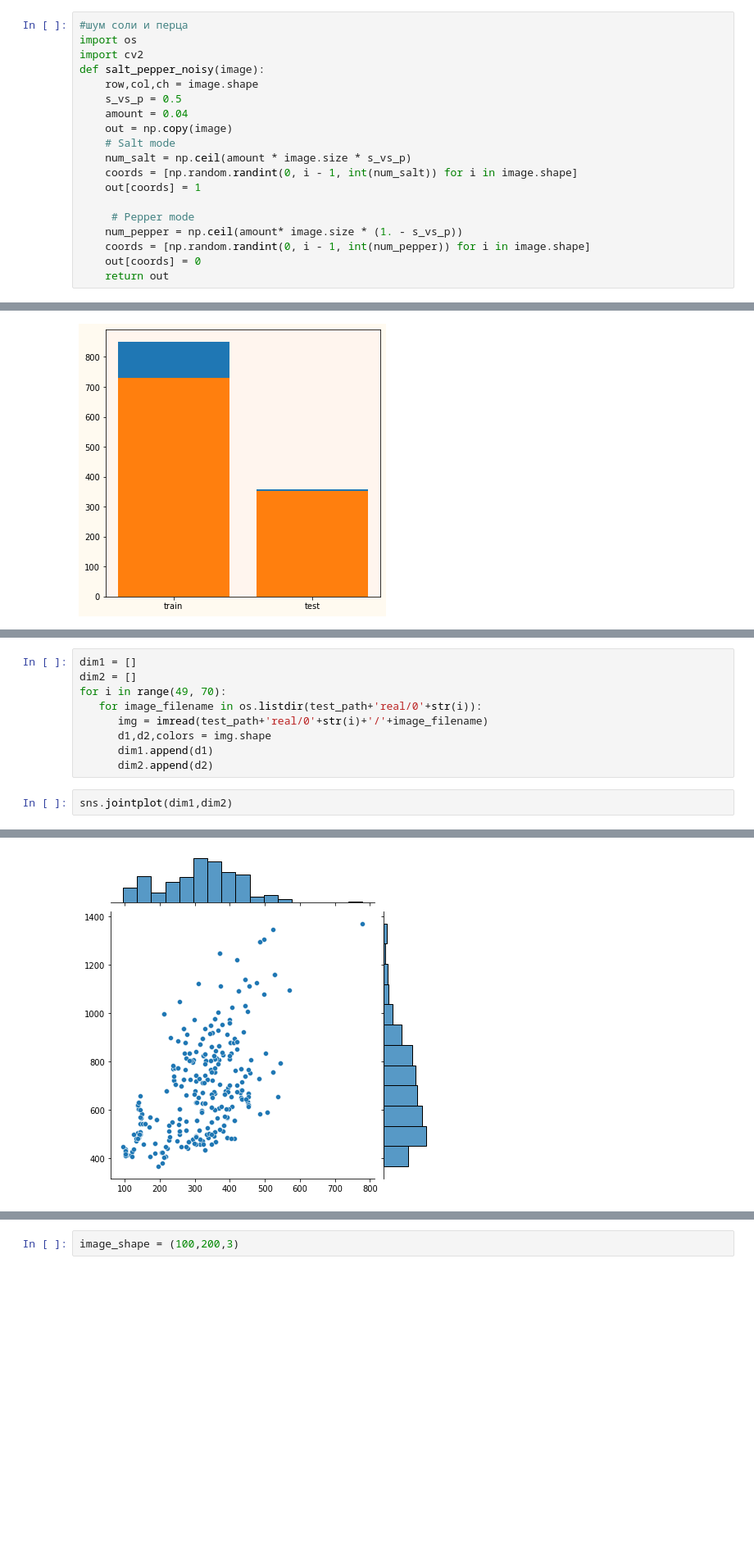
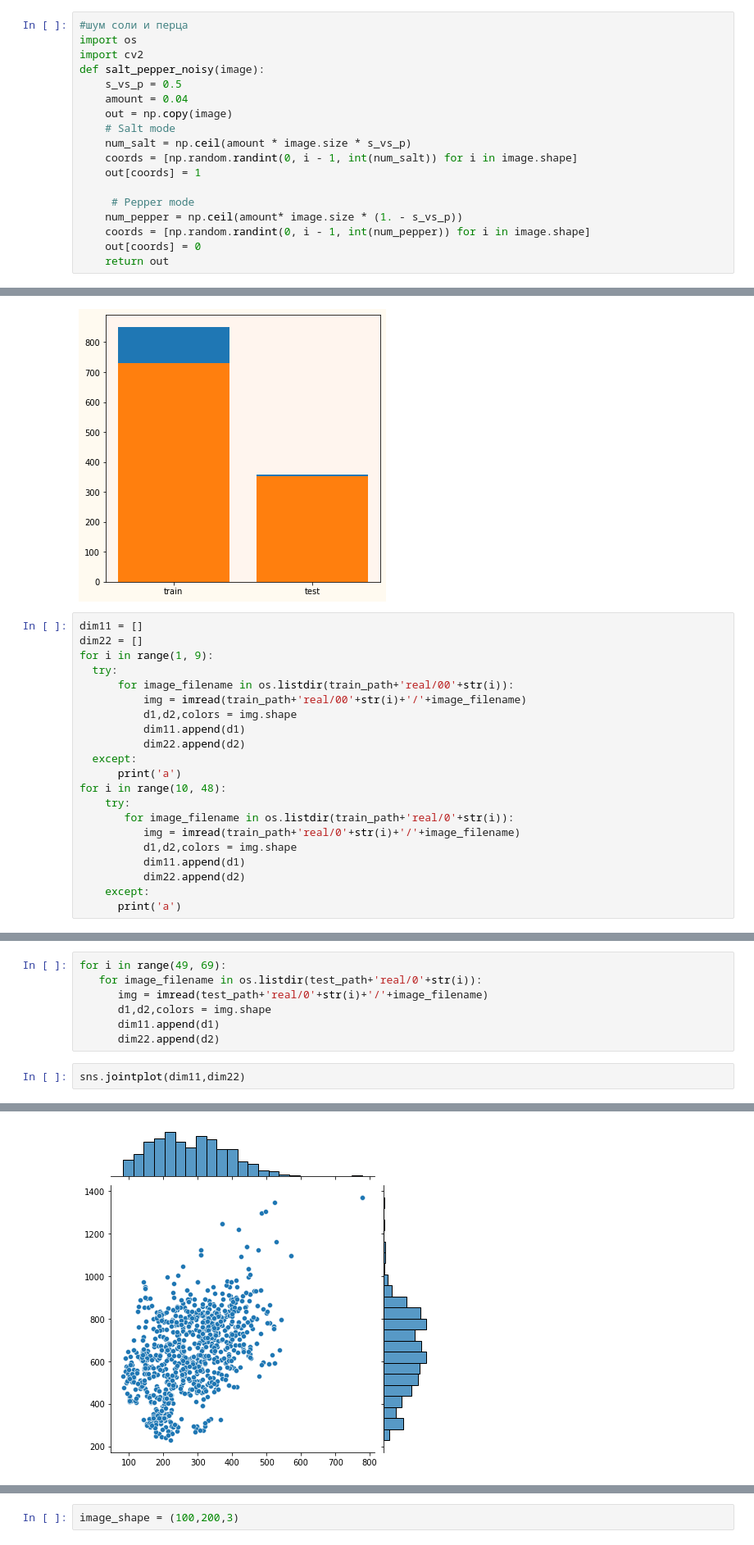
Before and after one commit to kadobkina/Neural_network_signature_verification, a Jupyter notebook: диплом_итог.ipynb, the cells around one changed output, grey strips where cells are left out. Shown at 82% size. Saved outputs shown, nothing was run; the diff lists cells and outputs as text; blank space fills up the shorter version.

```diff
--- a/диплом_итог.ipynb
+++ b/диплом_итог.ipynb
@@ -99,7 +101,6 @@ os.makedirs(new_folder)
 import os
 import cv2
 def salt_pepper_noisy(image):
-    row,col,ch = image.shape
     s_vs_p = 0.5
     amount = 0.04
     out = np.copy(image)
@@ -209,3 +210,24 @@ fig.set_facecolor('floralwhite')
 plt.show()
 # %% [output]
 [figure]
+# %%
+dim11 = []
+dim22 = []
+for i in range(1, 9):
+  try:
+      for image_filename in os.listdir(train_path+'real/00'+str(i)):
+          img = imread(train_path+'real/00'+str(i)+'/'+image_filename)
+          d1,d2,colors = img.shape
+          dim11.append(d1)
+          dim22.append(d2)
+  except:
+      print('a')
+for i in range(10, 48):
+    try:
+       for image_filename in os.listdir(train_path+'real/0'+str(i)):
+          img = imread(train_path+'real/0'+str(i)+'/'+image_filename)
+          d1,d2,colors = img.shape
+          dim11.append(d1)
+          dim22.append(d2)
+    except:
+      print('a')
@@ -212,15 +240,13 @@ plt.show()
 # %%
-dim1 = []
-dim2 = []
-for i in range(49, 70):
+for i in range(49, 69):
    for image_filename in os.listdir(test_path+'real/0'+str(i)):
       img = imread(test_path+'real/0'+str(i)+'/'+image_filename)
       d1,d2,colors = img.shape
-      dim1.append(d1)
-      dim2.append(d2)
+      dim11.append(d1)
+      dim22.append(d2)
 # %%
-sns.jointplot(dim1,dim2)
+sns.jointplot(dim11,dim22)
 # %% [output]
 <seaborn.axisgrid.JointGrid at 0x...>
-[figure, old version]
+[figure, new version]
 # %%
```
Also changed, not shown: parts of 40 cells of this notebook.
